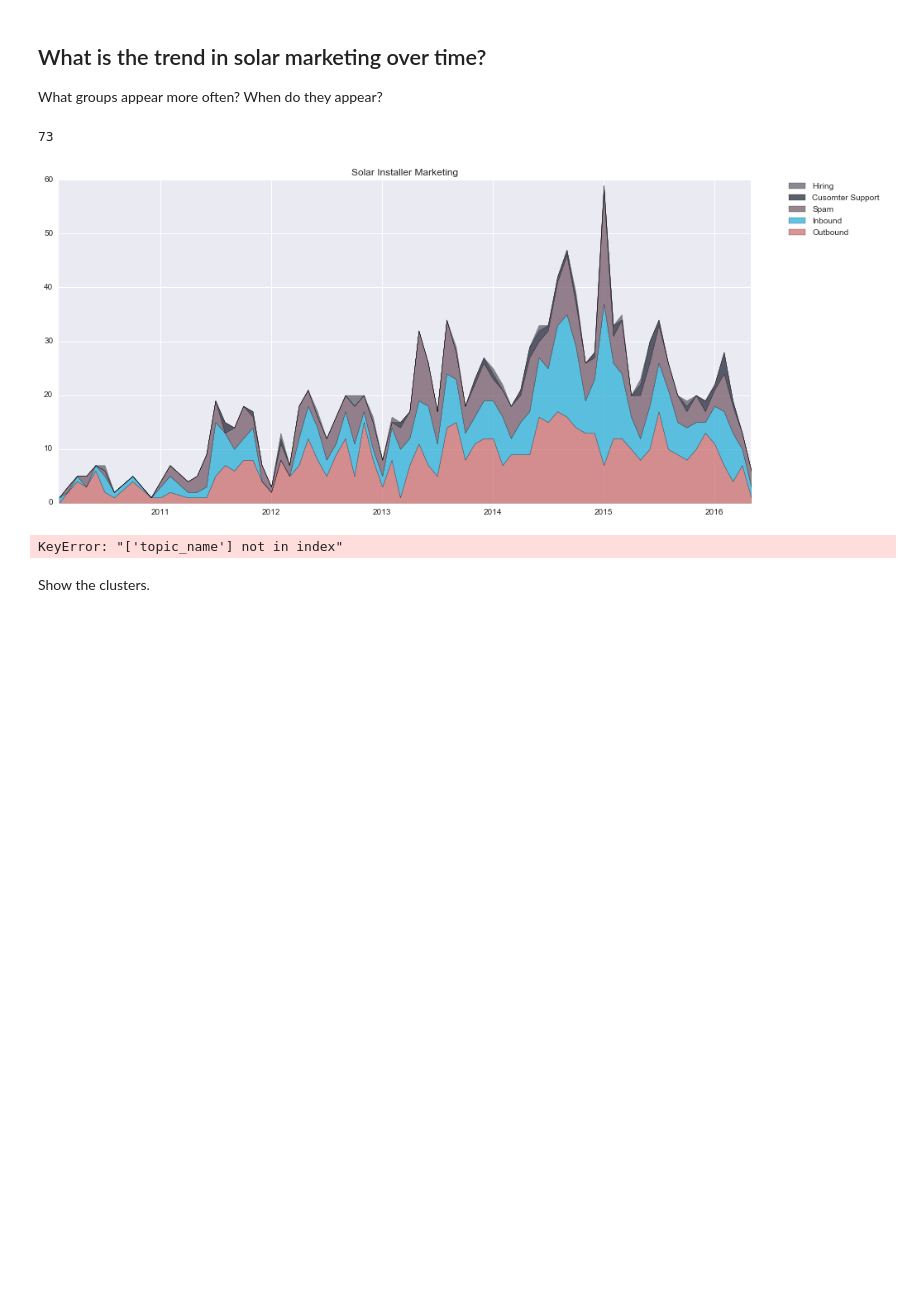
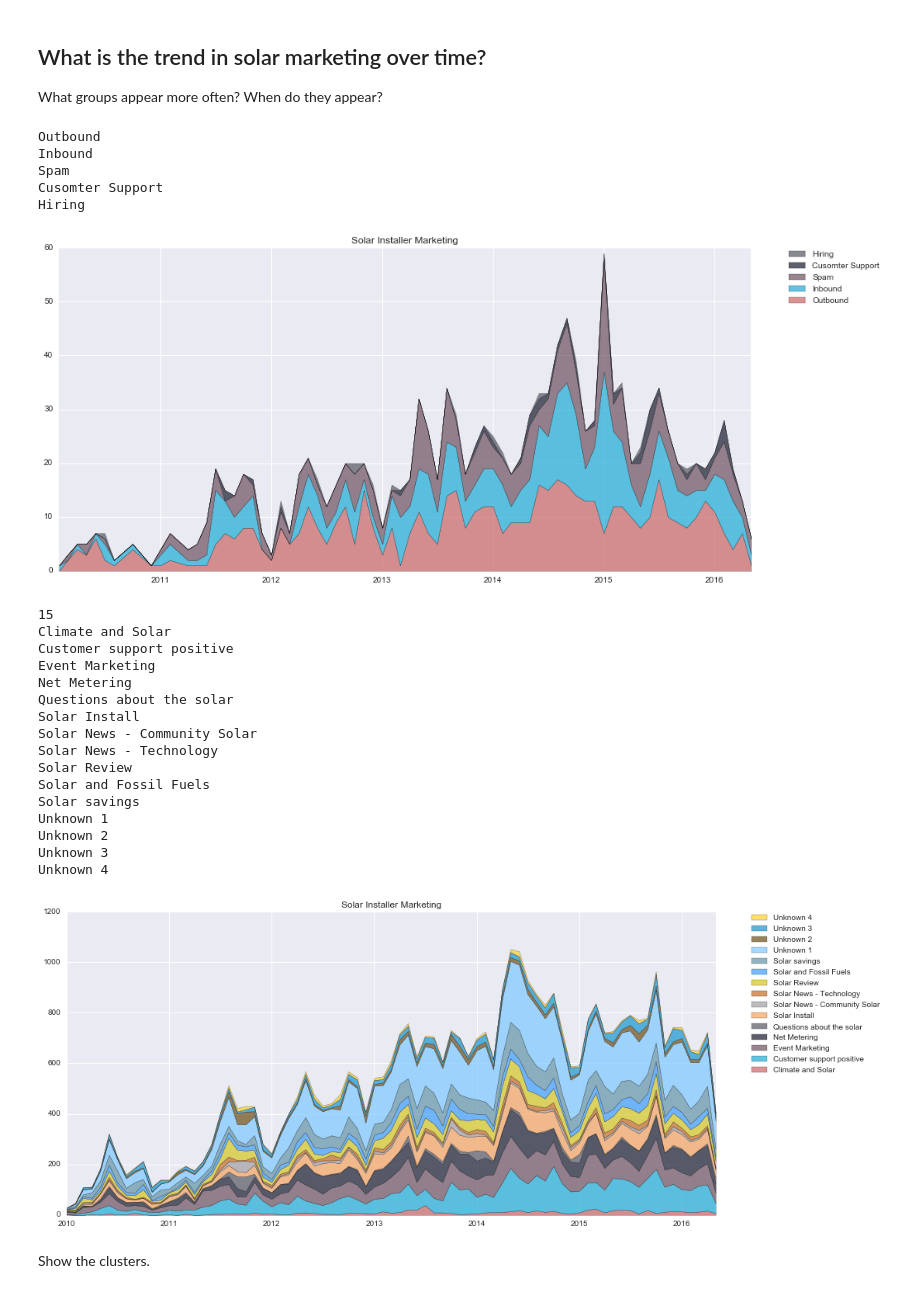
Before and after one commit to matt-stringer/twitter-marketing-analysis, a Jupyter notebook: Solar Marketing Analysis.ipynb, the cells around one changed output. Saved outputs shown, nothing was run; the diff lists cells and outputs as text; code cells hidden in the pictures; blank space fills up the shorter version.

```diff
--- a/Solar Marketing Analysis.ipynb
+++ b/Solar Marketing Analysis.ipynb
@@ -1032,9 +1085,10 @@ def make_stacked_line_chart(x,y,topics, filename):
     fig = plt.figure(figsize=(15,7))
     ax1 = fig.add_subplot(111)
 
-    list_of_colors = ["#CC6666", "#1DACD6", "#6E5160", "#181B2D", "#565762", "#f4a460", "#A29FA6", "#C66C1F", "#D5C71F", "#3B9DFF", "#6295A8", "#7CC8FF", "#6D4D17"]
+    list_of_colors = ["#CC6666", "#1DACD6", "#6E5160", "#181B2D", "#565762", "#f4a460", "#A29FA6", "#C66C1F", "#D5C71F", "#3B9DFF", "#6295A8", "#7CC8FF", "#6D4D17", "#1696d2", "#FFD12A"]
 
     for t in range(len(topics)):
+        print(topics[t])
         if t == 0:
             ax1.fill_between(x, 0, y_stack[0,:], facecolor="#CC6666", alpha=.7, label=topics[t])
         else:
@@ -1056,15 +1110,36 @@ x, y = make_analysis_array(df, 'outbound_v_inbound')
 
 make_stacked_line_chart(x,y,['Outbound', 'Inbound', 'Spam', 'Cusomter Support', 'Hiring'], 'marketing_type.png')
 # %% [output]
-73
+Outbound
+Inbound
+Spam
+Cusomter Support
+Hiring
 [figure]
 # %%
-x = get_list_time(long_tweets)
-y = make_analysis_array(long_tweets, 'topic_name')
+# x = get_list_time(long_tweets)
+x, y = make_analysis_array(long_tweets, 'topic_name')
 topics = get_topics(long_tweets, 'topic_name')
+print(len(topics))
 make_stacked_line_chart(x,y,topics, 'results/lda_topic_model_overtime.png')
 # %% [output]
-KeyError: "['topic_name'] not in index"
+15
+Climate and Solar
+Customer support positive
+Event Marketing
+Net Metering
+Questions about the solar
+Solar Install
+Solar News - Community Solar
+Solar News - Technology
+Solar Review
+Solar and Fossil Fuels
+Solar savings
+Unknown 1
+Unknown 2
+Unknown 3
+Unknown 4
+[figure, added]
 # %% [markdown]
 Show the clusters.
 # %%
```
Also changed, not shown: parts of 23 cells of this notebook, 18 other files.
